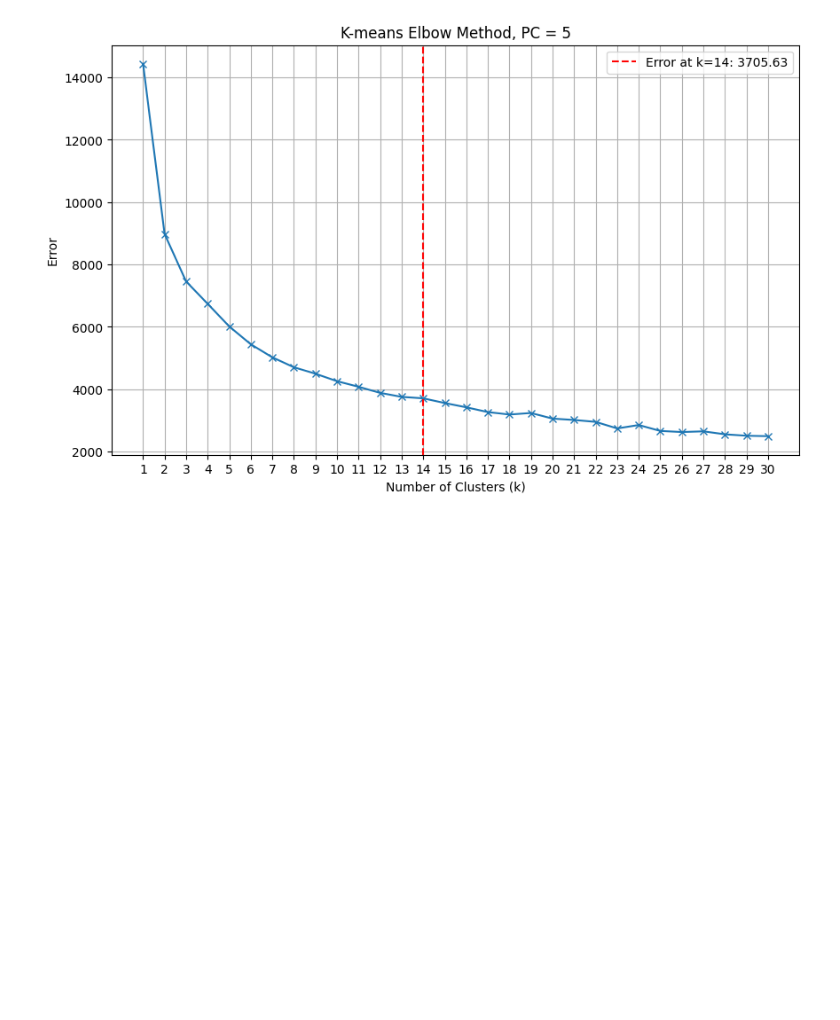
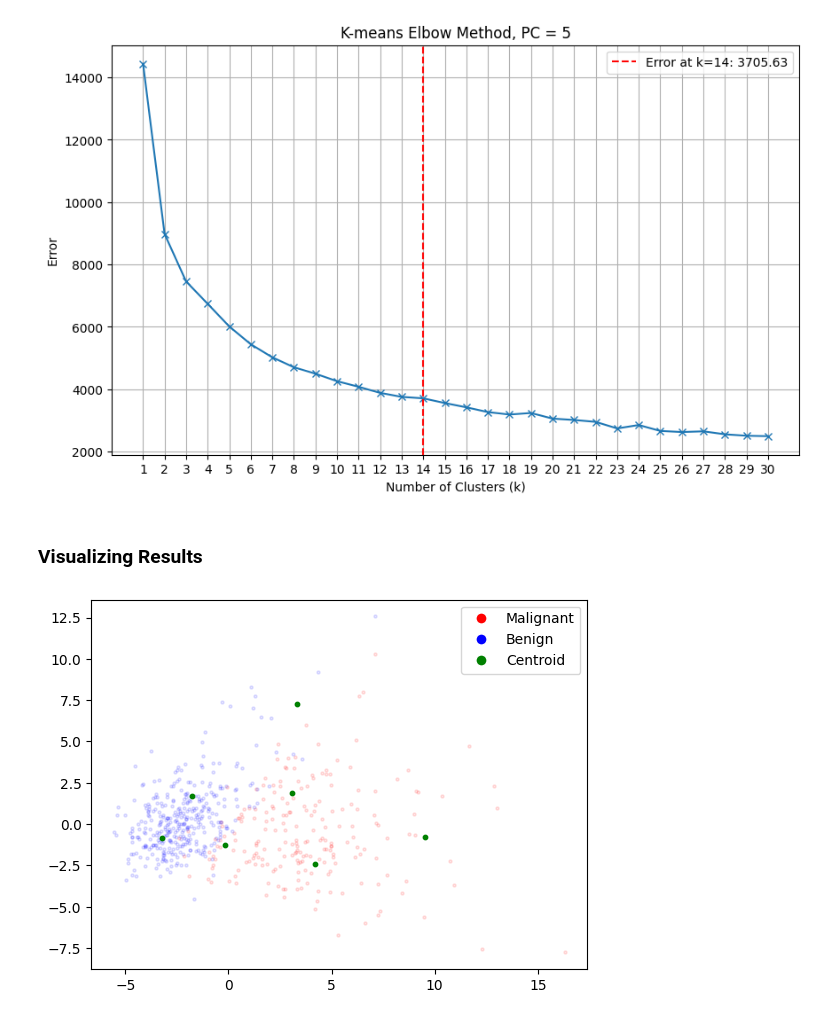
Before and after one commit to ahmedoy/BreastCancer-Clustering, a Jupyter notebook: main.ipynb, the cells around one changed output. Cells and saved outputs as stored; diff of their text form; code cells hidden in the pictures; blank space fills up the shorter version.

Commit message:
Added Cluster Visualization

```diff
--- a/main.ipynb
+++ b/main.ipynb
@@ -281,3 +274,33 @@ plt.legend()
 plt.show()
 # %% [output]
 [figure]
+# %% [markdown]
+### Visualizing Results
+# %%
+num_clusters = 7
+pca = MyPCA(num_components=2)
+pca.fit(X_normalized_arr)
+X_pca = pca.project(X_normalized_arr)
+k_means = MyKmeans(num_centroids=num_clusters, max_iters=100, max_trials=100)
+centroids, labels = k_means.train_multiple_trials(X_pca)
+X_pca_labeled = np.concatenate((X_pca, y), axis=1)
+
+malignant_X = X_pca_labeled[X_pca_labeled[:,2]=='M']
+benign_X = X_pca_labeled[X_pca_labeled[:,2]=='B']
+# %%
+plt.scatter(malignant_X[:,0], malignant_X[:,1], c= 'r', s = 5, alpha=0.1)
+plt.scatter(benign_X[:,0], benign_X[:,1], c= 'b', s=5, alpha=0.1)
+plt.scatter(centroids[:,0], centroids[:,1], c= 'g', s=10)
+
+# Create custom legend entries with desired appearance
+legend_elements = [
+    Line2D([0], [0], marker='o', color='w', markerfacecolor='r', markersize=8),
+    Line2D([0], [0], marker='o', color='w', markerfacecolor='b', markersize=8),
+    Line2D([0], [0], marker='o', color='w', markerfacecolor='g', markersize=8)
+]
+
+# Display the legend with custom legend entries
+plt.legend(legend_elements, ["Malignant", "Benign", "Centroid"])
+plt.show()
+# %% [output]
+[figure, added]
```
Also changed, not shown: parts of 4 cells of this notebook.
